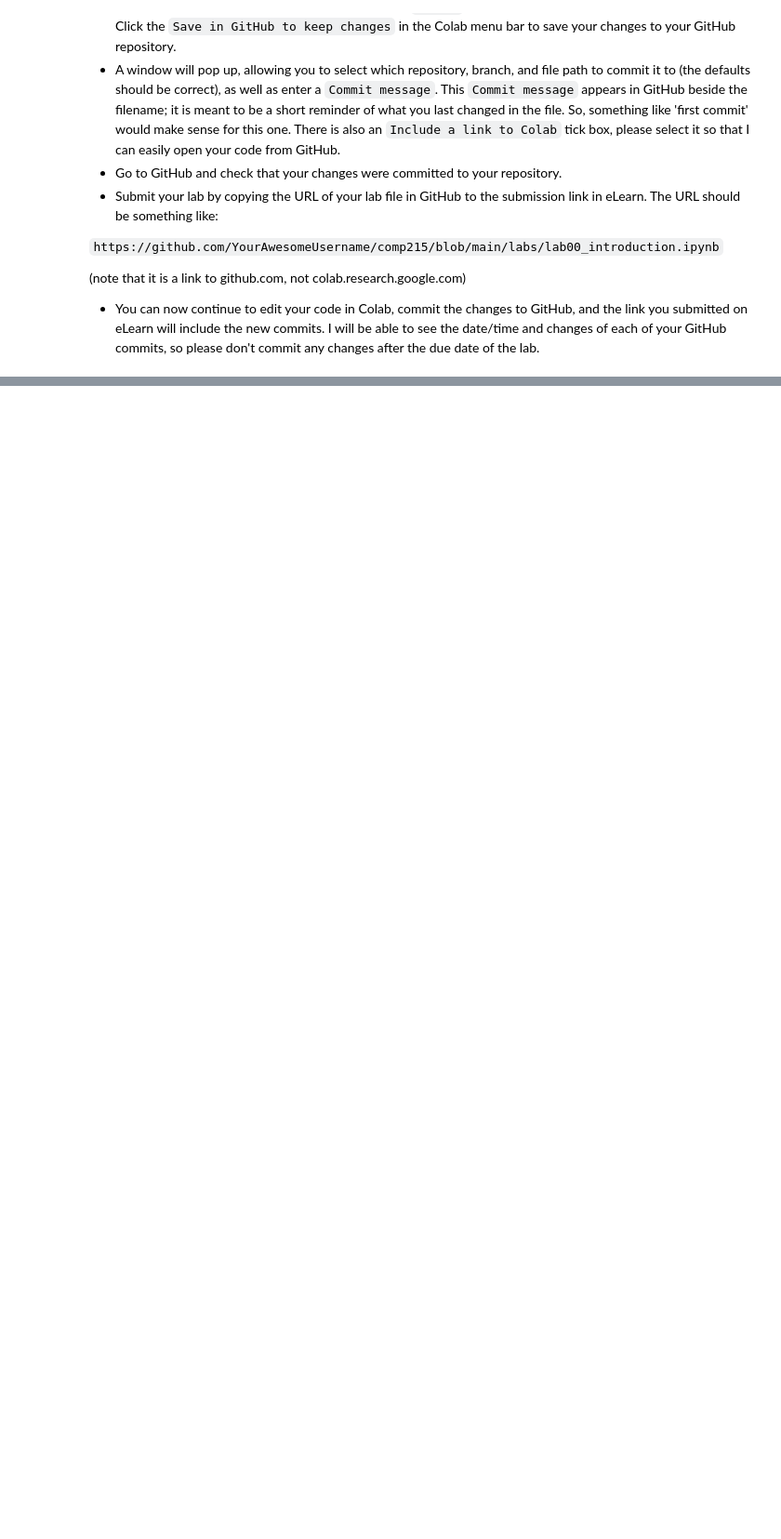
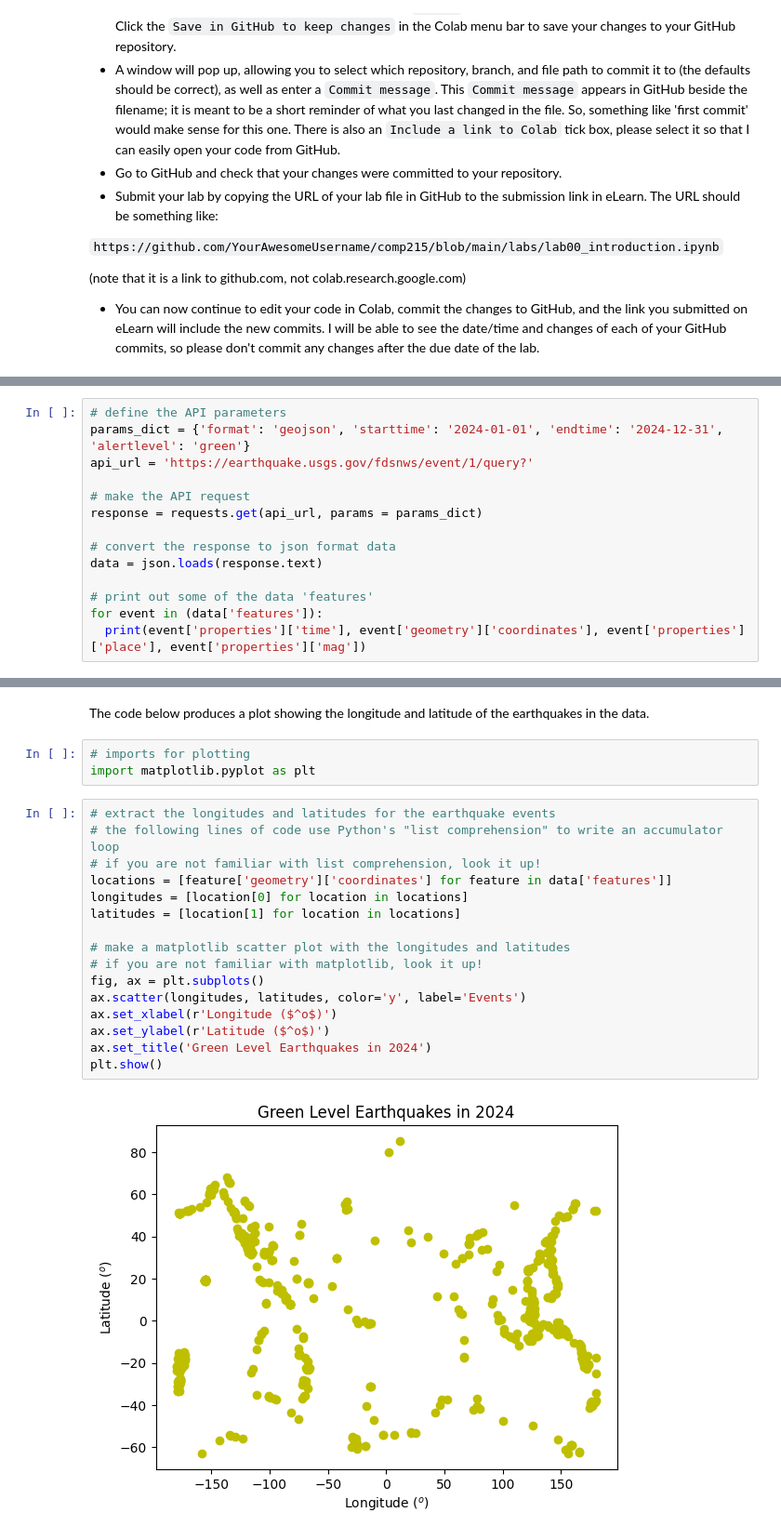
Before and after one commit to tusharsachdeva-code/comp215, a Jupyter notebook: labs/lab00_introduction.ipynb, the cells around one changed output, grey strips where cells are left out. Shown at 93% size. Drawn from its saved outputs; the diff is of its cells as text; blank space fills up the shorter version.

```diff
--- a/labs/lab00_introduction.ipynb
+++ b/labs/lab00_introduction.ipynb
@@ -68,0 +80,14 @@ Now that you understand how to submit your code, let's actaully write some code.
+# %%
+# define the API parameters
+params_dict = {'format': 'geojson', 'starttime': '2024-01-01', 'endtime': '2024-12-31', 'alertlevel': 'green'}
+api_url = 'https://earthquake.usgs.gov/fdsnws/event/1/query?'
+
+# make the API request
+response = requests.get(api_url, params = params_dict)
+
+# convert the response to json format data
+data = json.loads(response.text)
+
+# print out some of the data 'features'
+for event in (data['features']):
+  print(event['properties']['time'], event['geometry']['coordinates'], event['properties']['place'], event['properties']['mag'])
@@ -68,0 +112,23 @@ Now that you understand how to submit your code, let's actaully write some code.
+# %% [markdown]
+The code below produces a plot showing the longitude and latitude of the earthquakes in the data.
+# %%
+# imports for plotting
+import matplotlib.pyplot as plt
+# %%
+# extract the longitudes and latitudes for the earthquake events
+# the following lines of code use Python's "list comprehension" to write an accumulator loop
+# if you are not familiar with list comprehension, look it up!
+locations = [feature['geometry']['coordinates'] for feature in data['features']]
+longitudes = [location[0] for location in locations]
+latitudes = [location[1] for location in locations]
+
+# make a matplotlib scatter plot with the longitudes and latitudes
+# if you are not familiar with matplotlib, look it up!
+fig, ax = plt.subplots()
+ax.scatter(longitudes, latitudes, color='y', label='Events')
+ax.set_xlabel(r'Longitude ($^o$)')
+ax.set_ylabel(r'Latitude ($^o$)')
+ax.set_title('Green Level Earthquakes in 2024')
+plt.show()
+# %% [output]
+[figure, added]
```
Also changed, not shown: parts of 6 cells of this notebook.
